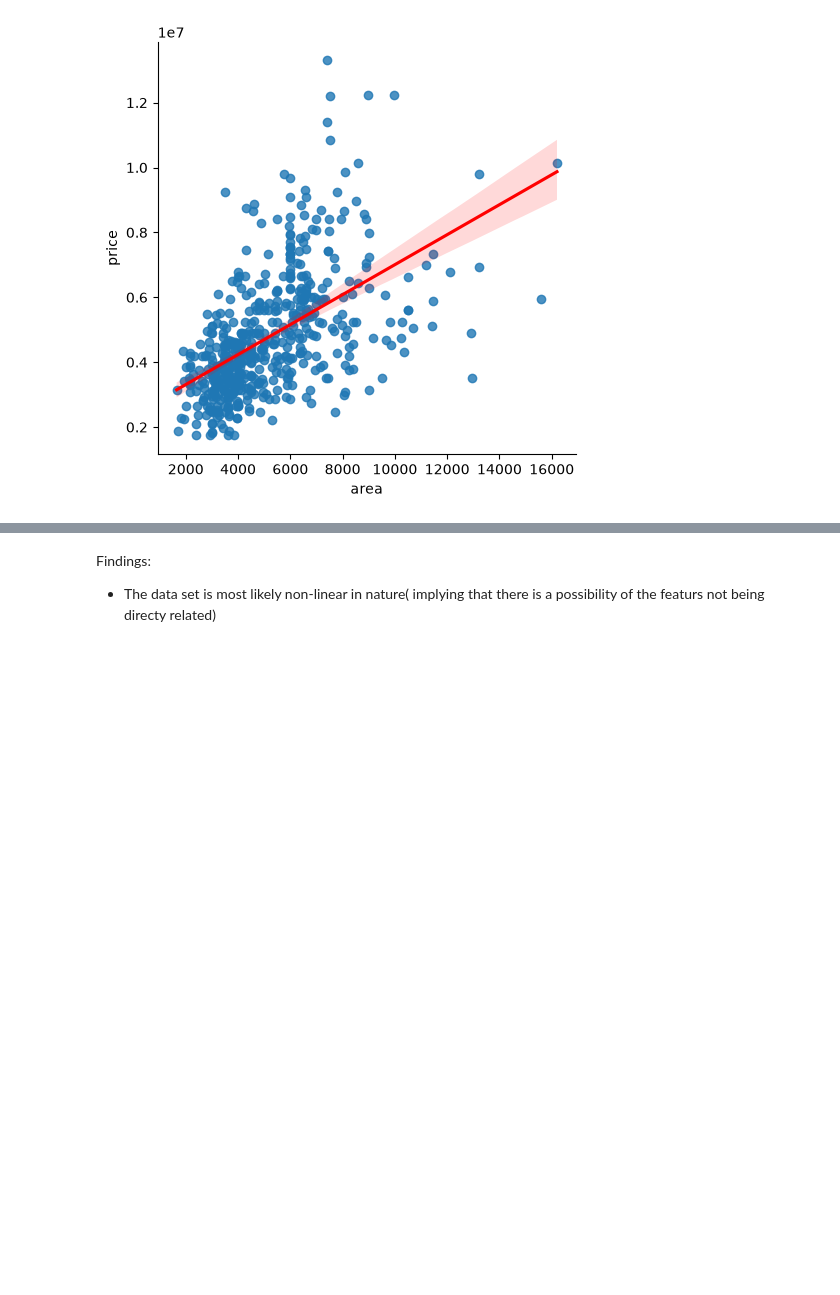
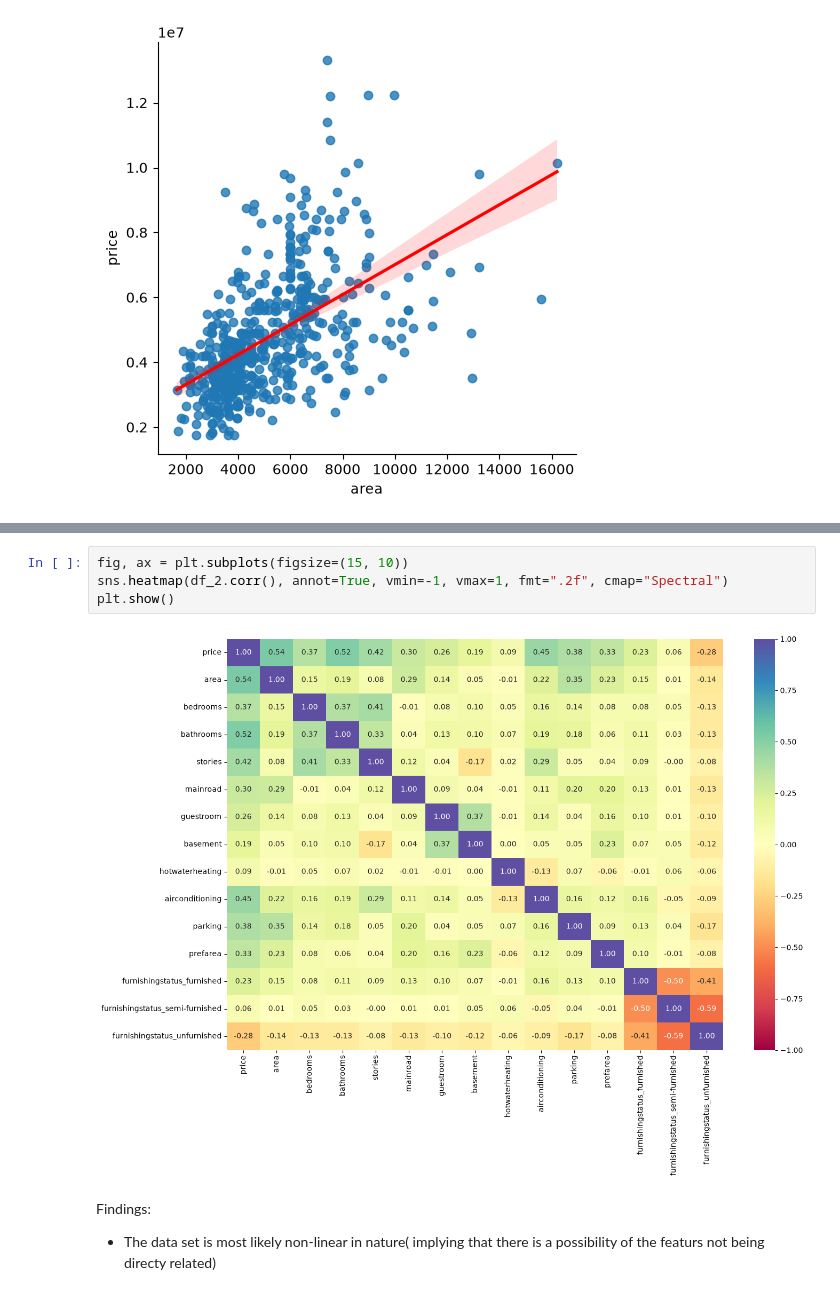
Before and after one commit to JosephRidge/ML-101-Series, a Jupyter notebook: LinearRegression/simple_linear.ipynb, the cells around one changed output, grey strips where cells are left out. Drawn from its saved outputs; the diff is of its cells as text; blank space fills up the shorter version.

```diff
--- a/LinearRegression/simple_linear.ipynb
+++ b/LinearRegression/simple_linear.ipynb
@@ -268,3 +234,9 @@ sns.heatmap(df_3.corr(), annot=True, vmin=-1, vmax=1, fmt=".2f", cmap="Spectral"
+# %%
+fig, ax = plt.subplots(figsize=(15, 10))
+sns.heatmap(df_2.corr(), annot=True, vmin=-1, vmax=1, fmt=".2f", cmap="Spectral")
+plt.show()
+# %% [output]
+[figure, added]
 # %% [markdown]
 Findings:
 - The data set is most likely non-linear in nature( implying that there is a possibility of the featurs not being directy related)
```
Also changed, not shown: parts of 38 cells of this notebook, 1 other file.
